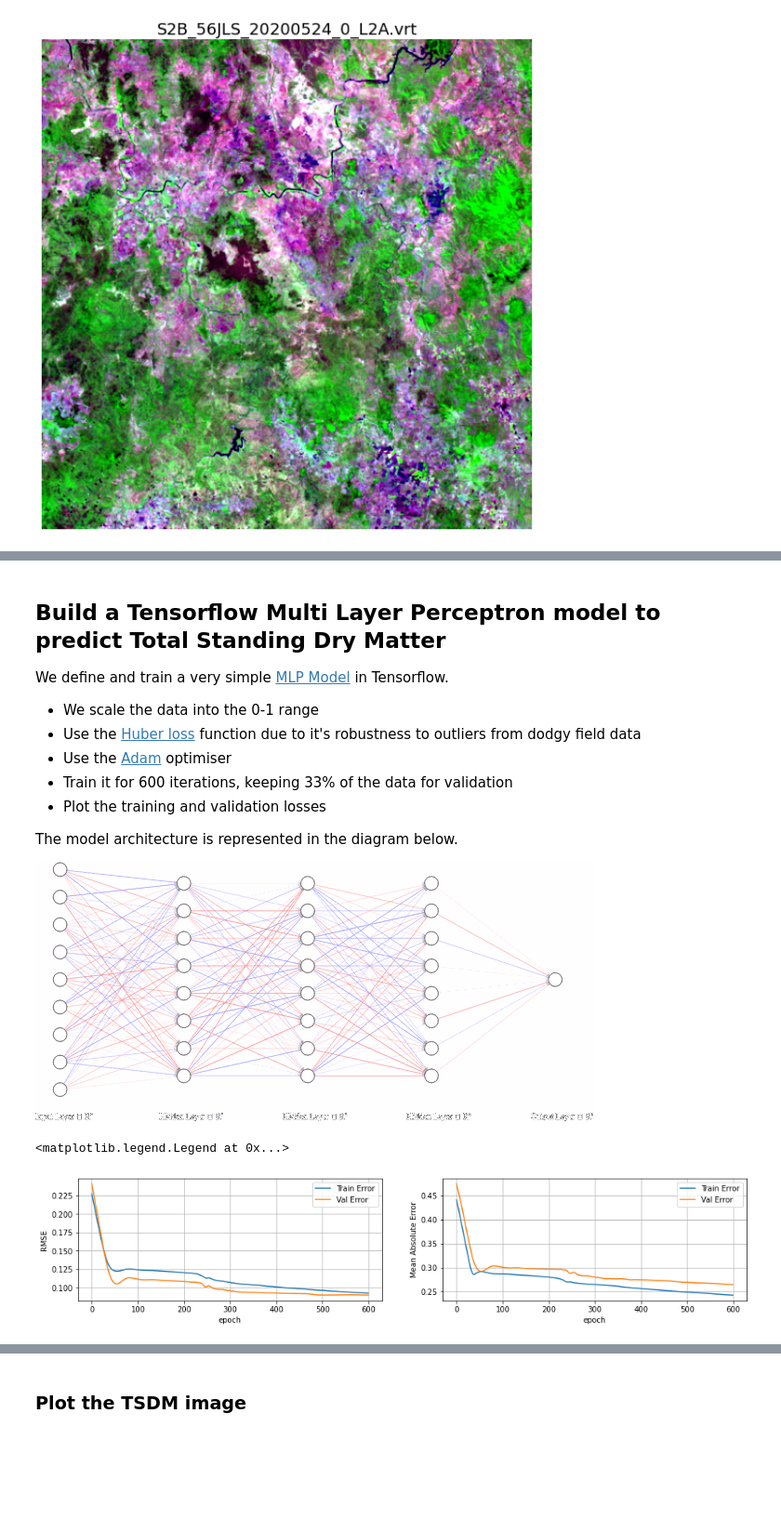
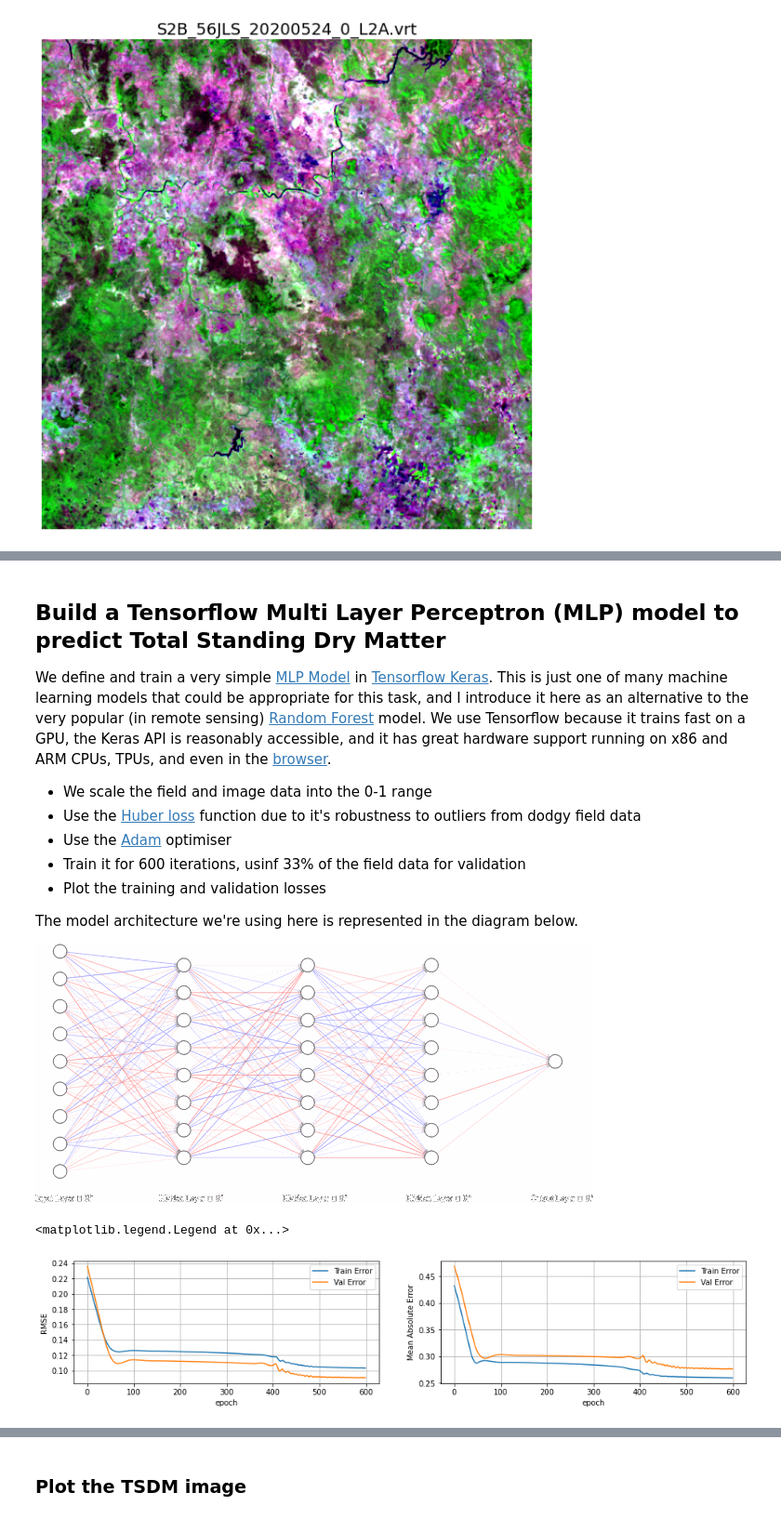
Before and after one commit to petescarth/GEOM3001-7001, a Jupyter notebook: scarthGeom3001.ipynb, the cells around one changed output, grey strips where cells are left out. Shown at 93% size. Cells and saved outputs as stored; diff of their text form; code cells hidden in the pictures; blank space fills up the shorter version.

```diff
--- a/scarthGeom3001.ipynb
+++ b/scarthGeom3001.ipynb
@@ -288,30 +338,32 @@ fieldData.head()
 | 3 | kcfisqqjhujgxothionficnmnfaoofkf | 4630 | -25.680011 | 151.768055 | 2020-05-21 | POINT (151.76806 -25.68001) | [462, 648, 1008, 1215, 1508, 1665... |
 | 4 | criebpvmarctjkawpdcqqidcxfhvmflr | 2150 | -25.663473 | 151.755347 | 2020-05-21 | POINT (151.75535 -25.66347) | [403, 580, 751, 1087, 1446, 1599,... |
 # %% [markdown]
-## Build a Tensorflow Multi Layer Perceptron model to predict Total Standing Dry Matter
-We define and train a very simple [MLP Model](https://en.wikipedia.org/wiki/Multilayer_perceptron) in Tensorflow.
+## Build a Tensorflow Multi Layer Perceptron (MLP) model to predict Total Standing Dry Matter
+We define and train a very simple [MLP Model](https://en.wikipedia.org/wiki/Multilayer_perceptron) in [Tensorflow Keras](https://keras.io/). This is just one of many machine learning models that could be appropriate for this task, and I introduce it here as an alternative to the very popular (in remote sensing) [Random Forest](https://scikit-learn.org/stable/modules/generated/sklearn.ensemble.RandomForestRegressor.html) model. We use Tensorflow because it trains fast on a GPU, the Keras API is reasonably accessible, and it has great hardware support running on x86 and ARM CPUs, TPUs, and even in the [browser](https://www.tensorflow.org/js).
 
- - We scale the data into the 0-1 range
+ - We scale the field and image data into the 0-1 range
  - Use the [Huber loss](https://en.wikipedia.org/wiki/Huber_loss) function due to it's robustness to outliers from  dodgy field data
  - Use the [Adam](https://en.wikipedia.org/wiki/Stochastic_gradient_descent#Adam) optimiser
- - Train it for 600 iterations, keeping 33% of the data for validation
+ - Train it for 600 iterations, usinf 33% of the field data for validation
  - Plot the training and validation losses
 
-The model architecture is represented in the diagram below.
+The model architecture we're using here is represented in the diagram below.
 
 ![MLP Architecture](embedded-picture-1)
 # %%
-# Shuffle the data
+# Shuffle the data so remove spatial and temporal correlations
 fieldData.sample()
-# Extract X and y data from the dataframe
+
+# Extract X and y data from the dataframe into numpy arrays
+# X is the Sentinel2 data, y is the field TSDM data
 X = np.array(fieldData['Sentinel2'].to_list(),dtype=np.float32)
 y = np.array(fieldData['tsdm'],dtype=np.float32)
+
 # Scale the data from 0 to 1
 X = X / 10000 # Scale to reflectance
 y = y / 10000 # Scale to t/Ha/10
 
-
-
+# Build a simple 3 layer neural network using the KERAS library
 tsdmMLP = tf.keras.Sequential([
 tf.keras.layers.Dense(8, activation='relu', input_shape=[X.shape[1]]),
 tf.keras.layers.Dense(8, activation='relu'),
@@ -319,33 +371,36 @@ tf.keras.layers.Dense(8, activation='relu',),
 tf.keras.layers.Dense(1)
 ])
 
+# Compile the model using the huber loss function and the Adam optimizer
 tsdmMLP.compile(loss=tf.keras.losses.Huber(delta = 0.05),
             optimizer=tf.keras.optimizers.Adam(),
-            metrics=['mean_absolute_error', 'mean_squared_error','mean_absolute_percentage_error'])
+            metrics=['mean_absolute_error', 'mean_squared_error'])
 
+# Fit the model to the data using 600 training epochs and a validation split of 33%
 history = tsdmMLP.fit(X,y, epochs = 600,
                     validation_split = 0.33,
                     shuffle = True,
                     batch_size = 8192,
                     verbose=0)
 
-
 # Make a plot of the training run
 fig, (ax1,ax2) = plt.subplots(1,2,figsize=(16,3))
 
+# Plot the mean squared error loss function
 ax1.plot(history.epoch, np.sqrt(history.history['mean_squared_error']),label='Train Error')
 ax1.plot(history.epoch, np.sqrt(history.history['val_mean_squared_error']),label = 'Val Error')
 ax1.set_xlabel('epoch')
 ax1.set_ylabel('RMSE')
 ax1.grid()
 ax1.legend()
 
+# Plot the mean absolute error loss function
 ax2.plot(history.epoch, np.sqrt(history.history['mean_absolute_error']),label='Train Error')
 ax2.plot(history.epoch, np.sqrt(history.history['val_mean_absolute_error']),label = 'Val Error')
 ax2.set_xlabel('epoch')
 ax2.set_ylabel('Mean Absolute Error')
 ax2.grid()
 ax2.legend()
 # %% [output]
 <matplotlib.legend.Legend at 0x...>
-[figure, old version]
+[figure, new version]
```
Also changed, not shown: parts of 21 cells of this notebook.
